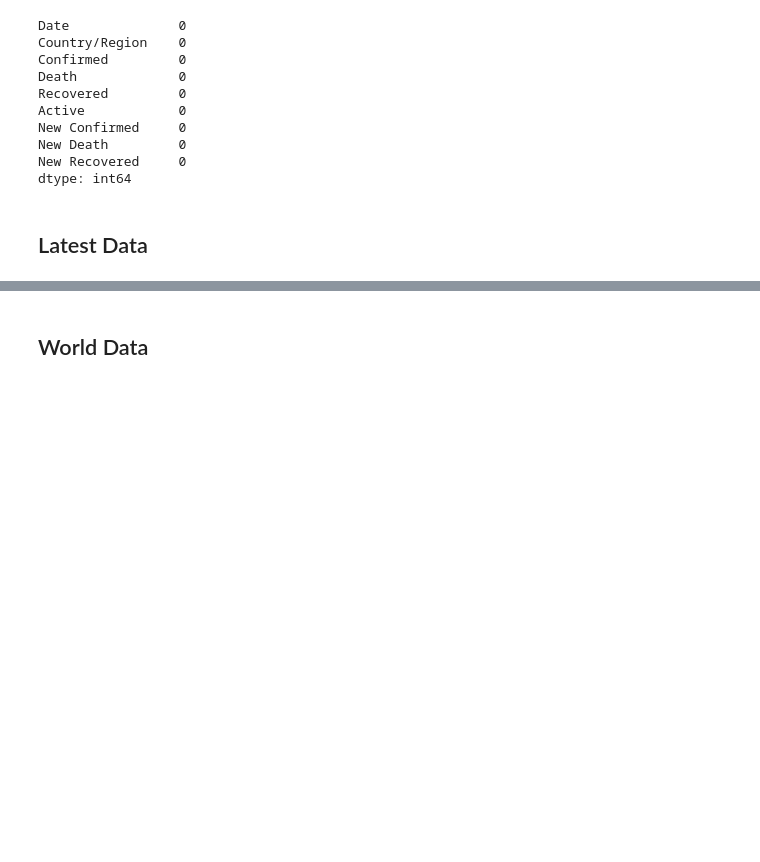
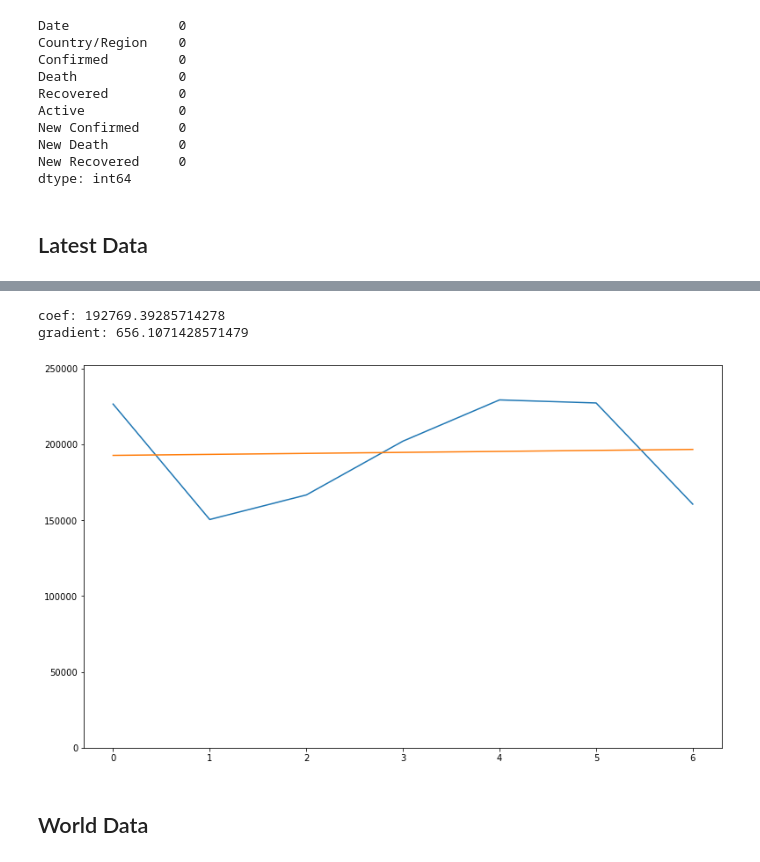
Before and after one commit to n-Faiz/WQD7006_ML_Covid19, a Jupyter notebook: Covid-19 Analysis & Machine learning.ipynb, the cells around one changed output, grey strips where cells are left out. Saved outputs shown, nothing was run; the diff lists cells and outputs as text; code cells hidden in the pictures; blank space fills up the shorter version.

```diff
--- a/Covid-19 Analysis & Machine learning.ipynb
+++ b/Covid-19 Analysis & Machine learning.ipynb
@@ -310,3 +415,21 @@ latest_df
+# %%
+country = 'US'
+d = weekly_df[weekly_df['Country/Region'] == country]['New Confirmed']
+
+m, b = np.polyfit(range(len(d)), d, 1)
+
+print("coef:",b)
+print("gradient:",m)
+
+fig = plt.figure(figsize=(13,8))
+plt.plot(range(len(d)),d)
+plt.plot(range(len(d)), m*range(len(d)) + b)
+plt.ylim(0, max(d)*1.1)
+plt.show()
+# %% [output]
+coef: 192769.39285714278
+gradient: 656.1071428571479
+[figure, added]
 # %% [markdown]
 ## World Data
 # %%
```
Also changed, not shown: parts of 34 cells of this notebook.
